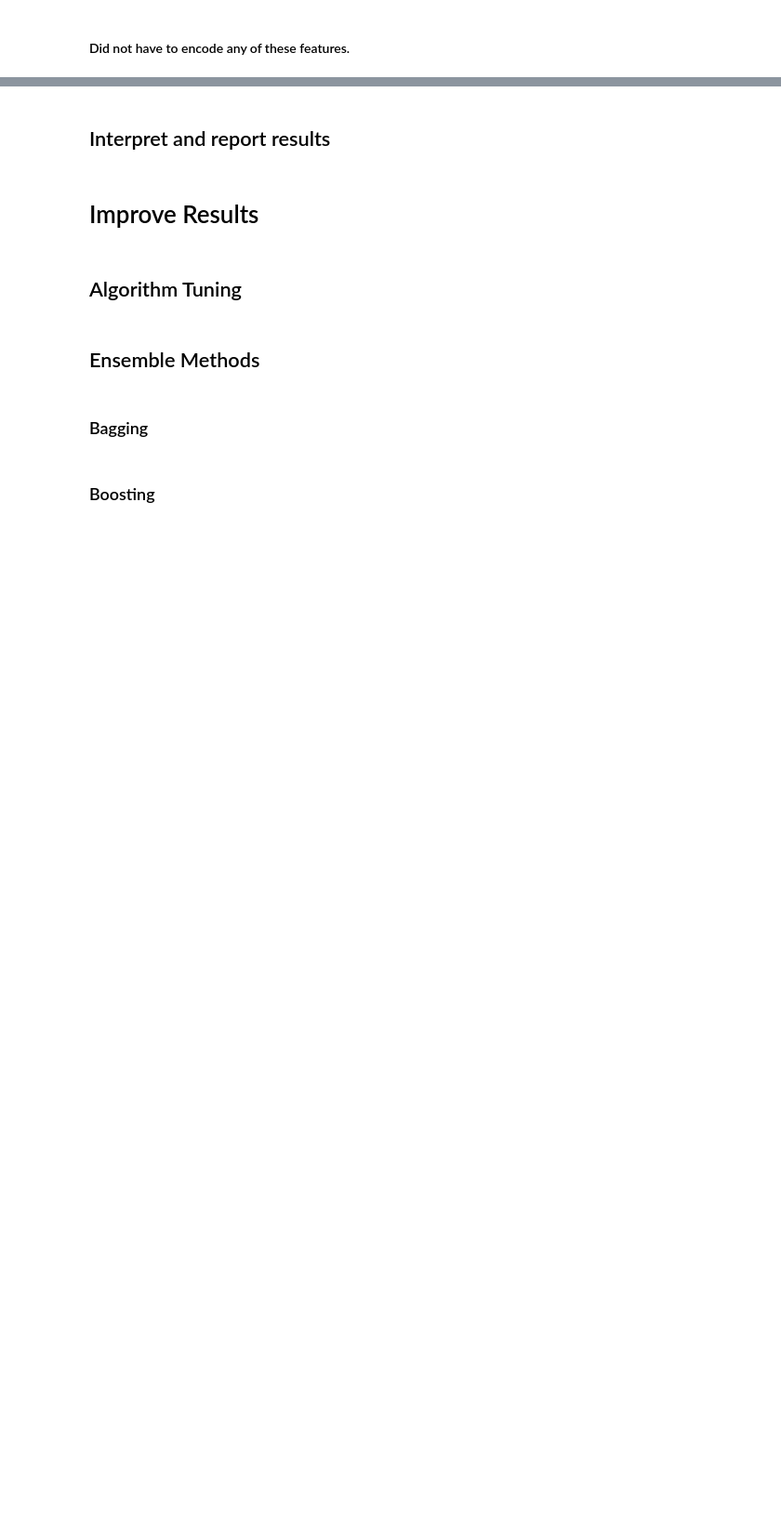
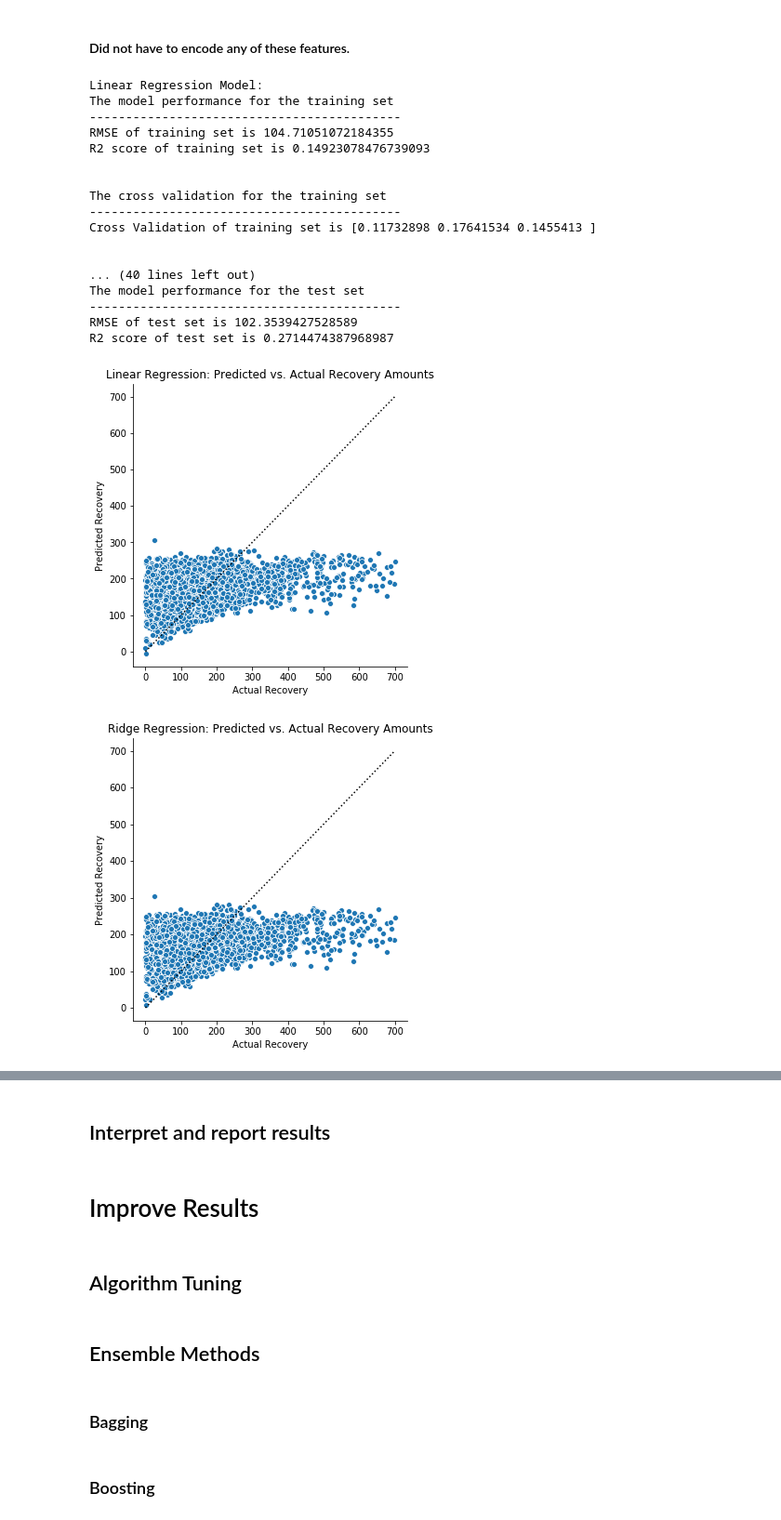
Before and after one commit to duc-analytica/DUC, a Jupyter notebook: model.ipynb, the cells around one changed output, grey strips where cells are left out. Shown at 93% size. Saved outputs shown, nothing was run; the diff lists cells and outputs as text; code cells hidden in the pictures; blank space fills up the shorter version.

```diff
--- a/model.ipynb
+++ b/model.ipynb
@@ -171,4 +368,24 @@ feature_list
 xfeatures = ['vintage', 'mid_point_lat', 'encoded_formation', 'gross_perfs', 'mid_point_long', 'tvd', 'frac_fluid_gpf']
 yfeature = ['recovery']
 # %%
-model.run_models(long_horizontals, xfeatures, yfeature, 0.70)
+model.run_models(long_horizontals, xfeatures, yfeature, 0.70, 'horizontal_long')
+# %% [output]
+Linear Regression Model:
+The model performance for the training set
+-------------------------------------------
+RMSE of training set is 104.71051072184355
+R2 score of training set is 0.14923078476739093
+
+
+The cross validation for the training set
+-------------------------------------------
+Cross Validation of training set is [0.11732898 0.17641534 0.1455413 ]
+
+
+... (40 lines left out)
+The model performance for the test set
+-------------------------------------------
+RMSE of test set is 102.3539427528589
+R2 score of test set is 0.2714474387968987
+[figure, added]
+[figure, added]
```
Also changed, not shown: parts of 23 cells of this notebook.
